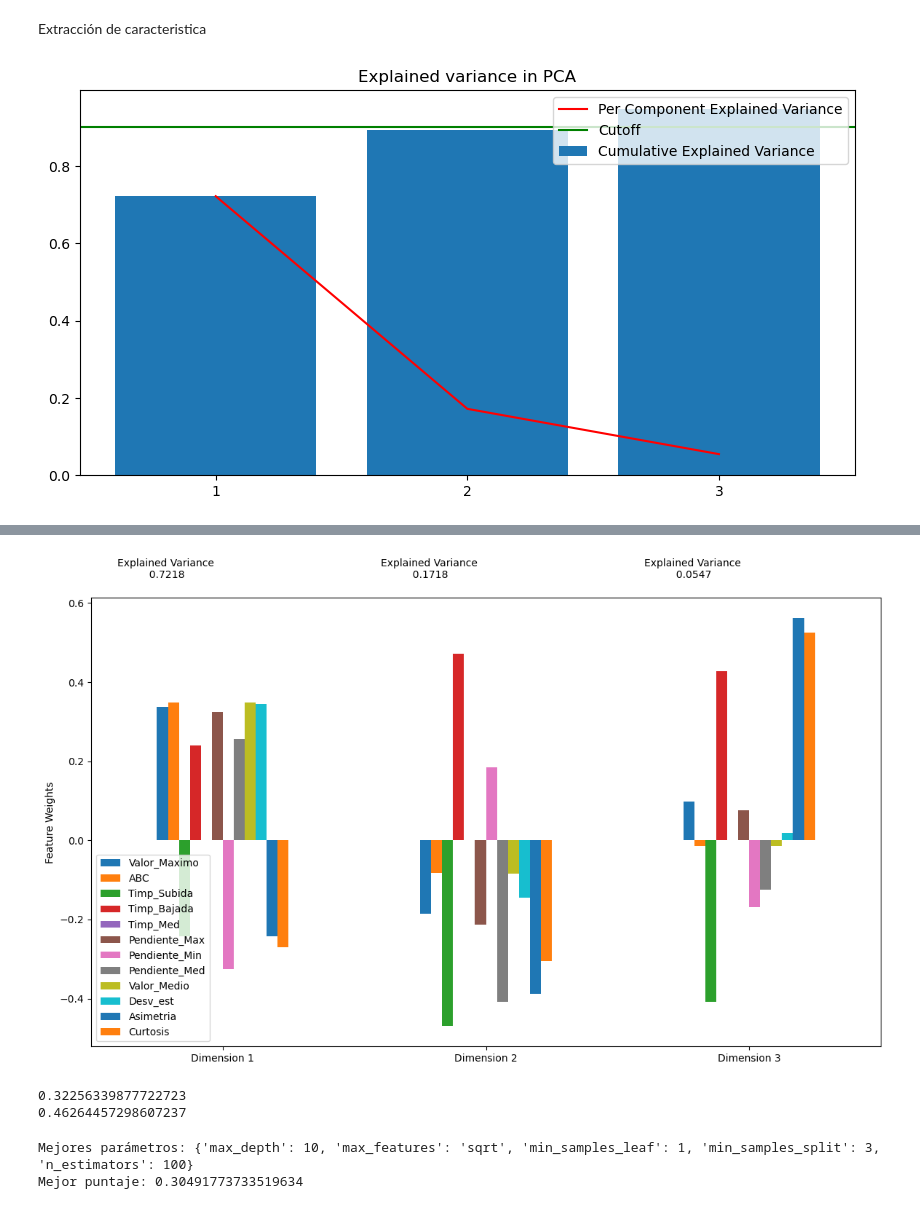
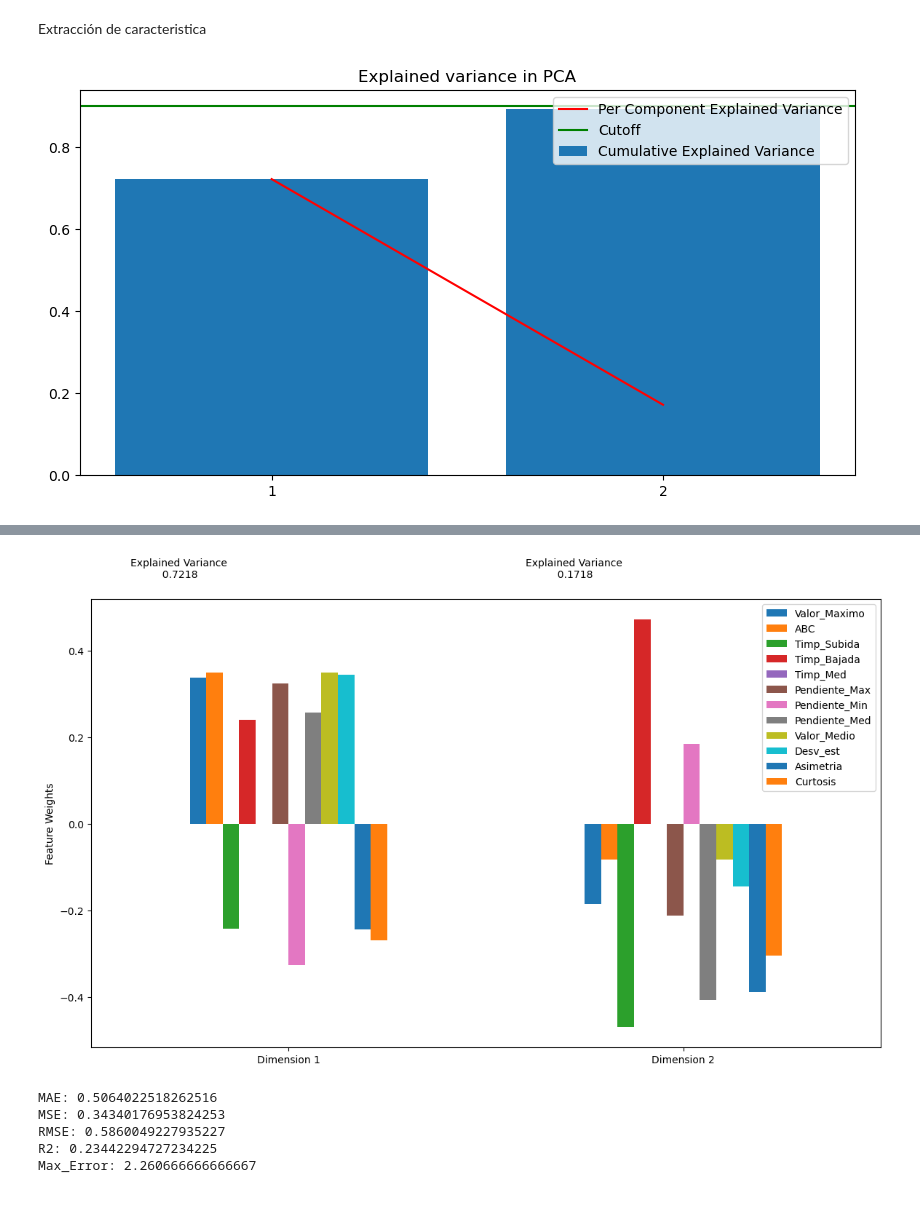
Before and after one commit to WilhelmBuitrago/BandGap-Prediction, a Jupyter notebook: code/BandGap-Prediction_caracteristicas.ipynb, the cells around one changed output, grey strips where cells are left out. Drawn from its saved outputs; the diff is of its cells as text; code cells hidden in the pictures.

```diff
--- a/code/BandGap-Prediction_caracteristicas.ipynb
+++ b/code/BandGap-Prediction_caracteristicas.ipynb
@@ -120,22 +120,22 @@ min_data = MinMaxScaler().fit_transform(new_data_array)
 pt_data = PowerTransformer(method='yeo-johnson').fit_transform(min_data)
 X_train2, X_test2, y_train2, y_test2 = train_test_split(pt_data, target, test_size=0.2, random_state=42, shuffle=True)
 # %%
-pca = PCA(n_components=3)
+pca = PCA(n_components=2)
 id = pca.fit_transform(X_train2)
 X_test2_pca = pca.transform(X_test2)
 # %%
 plt.figure(figsize=(10,5))
-plt.plot(range(1,4),pca.explained_variance_ratio_, c='red', label='Per Component Explained Variance')
-plt.bar(range(1,4), height=np.cumsum(pca.explained_variance_ratio_), label='Cumulative Explained Variance')
+plt.plot(range(1,3),pca.explained_variance_ratio_, c='red', label='Per Component Explained Variance')
+plt.bar(range(1,3), height=np.cumsum(pca.explained_variance_ratio_), label='Cumulative Explained Variance')
 plt.axhline(y=0.9, c='g', label='Cutoff')
 plt.title('Explained variance in PCA')
-plt.xticks(range(1,4))
+plt.xticks(range(1,3))
 plt.legend(loc=1)
 plt.show()
 # %% [output]
-[figure, old version]
+[figure, new version]
 # %%
-vs.pca_results(pd.DataFrame(X_train2,columns=new_data_frame.columns),pca,3)
+vs.pca_results(pd.DataFrame(X_train2,columns=new_data_frame.columns),pca,2)
 # %% [output]
 |  | Explained Variance | Valor_Maximo | ABC | Timp_Subida | Timp_Bajada | Timp_Med | Pendiente_Max | ... |
 | Dimension 1 | 0.7218 | 0.3378 | 0.3482 | -0.2424 | 0.2404 | 0.0 | 0.3242 | ... |
@@ -144,15 +143,16 @@ vs.pca_results(pd.DataFrame(X_train2,columns=new_data_frame.columns),pca,3)
-[figure, old version]
+[figure, new version]
 # %%
-model_DT = DecisionTreeRegressor(max_depth=5,max_features=None,min_samples_leaf=4,min_samples_split=10) #0.33
+model_DT = DecisionTreeRegressor(max_depth=4,max_features=None,min_samples_leaf=4,min_samples_split=10) #0.360
 y_pred = model_DT.fit(id, y_train).predict(X_test2_pca)
-print(mean_squared_error(y_pred=y_pred,y_true=y_test2))
-print(mean_absolute_error(y_pred=y_pred,y_true=y_test2))
+
+print("MAE:", mean_absolute_error(y_pred=y_pred,y_true=y_test2))
+print("MSE:",mean_squared_error(y_pred=y_pred,y_true=y_test2))
+print("RMSE:",np.sqrt(mean_squared_error(y_pred=y_pred,y_true=y_test2)))
+print("R2:",r2_score(y_pred=y_pred,y_true=y_test2))
+print("Max_Error:",max_error(y_pred=y_pred,y_true=y_test2))
 # %% [output]
-0.32256339877722723
-0.46264457298607237
+MAE: 0.5064022518262516
+MSE: 0.34340176953824253
+RMSE: 0.5860049227935227
+R2: 0.23442294727234225
+Max_Error: 2.260666666666667
-# %%
-model_RF = RandomForestRegressor(n_estimators=100,max_depth=10,min_samples_leaf=1,min_samples_split=3,max_features='sqrt')
-model_RF.fit(id, y_train).predict(X_test2_pca)
-# %% [output]
-Mejores parámetros: {'max_depth': 10, 'max_features': 'sqrt', 'min_samples_leaf': 1, 'min_samples_split': 3, 'n_estimators': 100}
-Mejor puntaje: 0.30491773733519634
```
Also changed, not shown: parts of 7 cells of this notebook.
